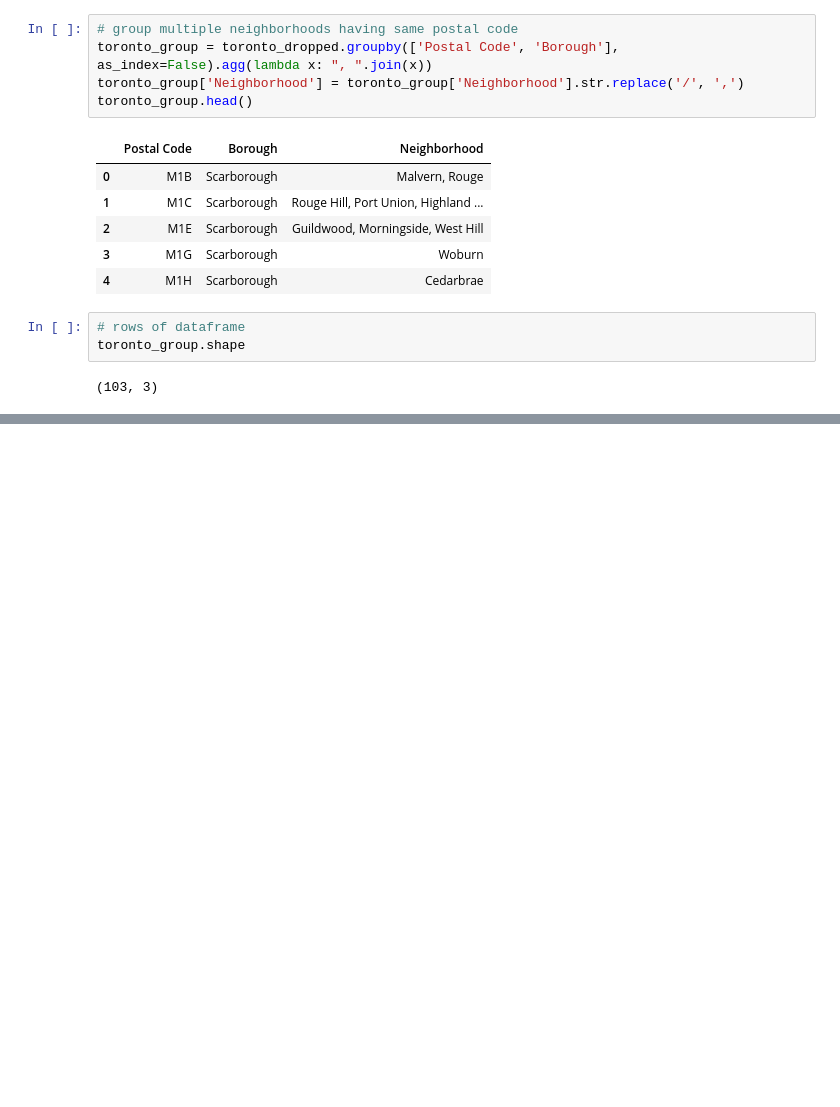
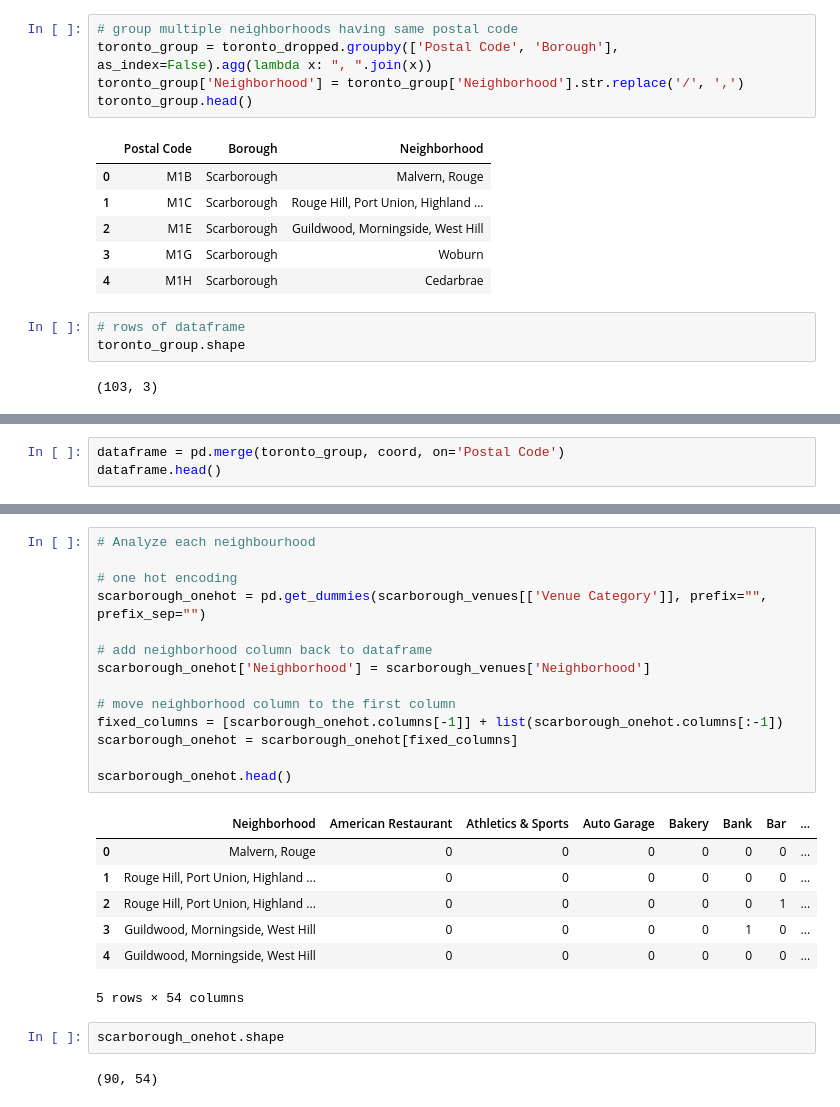
Before and after one commit to mbnair2k/Coursera_Capstone, a Jupyter notebook: Coursera Capstone Project.ipynb, the cells around one changed output, grey strips where cells are left out. Saved outputs shown, nothing was run; the diff lists cells and outputs as text; blank space fills up the shorter version.

```diff
--- a/Coursera Capstone Project.ipynb
+++ b/Coursera Capstone Project.ipynb
@@ -76,0 +90,3 @@ toronto_group.shape
+# %%
+dataframe = pd.merge(toronto_group, coord, on='Postal Code')
+dataframe.head()
@@ -76,0 +281,26 @@ toronto_group.shape
+# %%
+# Analyze each neighbourhood
+
+# one hot encoding
+scarborough_onehot = pd.get_dummies(scarborough_venues[['Venue Category']], prefix="", prefix_sep="")
+
+# add neighborhood column back to dataframe
+scarborough_onehot['Neighborhood'] = scarborough_venues['Neighborhood']
+
+# move neighborhood column to the first column
+fixed_columns = [scarborough_onehot.columns[-1]] + list(scarborough_onehot.columns[:-1])
+scarborough_onehot = scarborough_onehot[fixed_columns]
+
+scarborough_onehot.head()
+# %% [output]
+|  | Neighborhood | American Restaurant | Athletics & Sports | Auto Garage | Bakery | Bank | Bar | ... |
+| 0 | Malvern, Rouge | 0 | 0 | 0 | 0 | 0 | 0 | ... |
+| 1 | Rouge Hill, Port Union, Highland ... | 0 | 0 | 0 | 0 | 0 | 0 | ... |
+| 2 | Rouge Hill, Port Union, Highland ... | 0 | 0 | 0 | 0 | 0 | 1 | ... |
+| 3 | Guildwood, Morningside, West Hill | 0 | 0 | 0 | 0 | 1 | 0 | ... |
+| 4 | Guildwood, Morningside, West Hill | 0 | 0 | 0 | 0 | 0 | 0 | ... |
+5 rows × 54 columns
+# %%
+scarborough_onehot.shape
+# %% [output]
+(90, 54)
```
Also changed, not shown: parts of 24 cells of this notebook.
